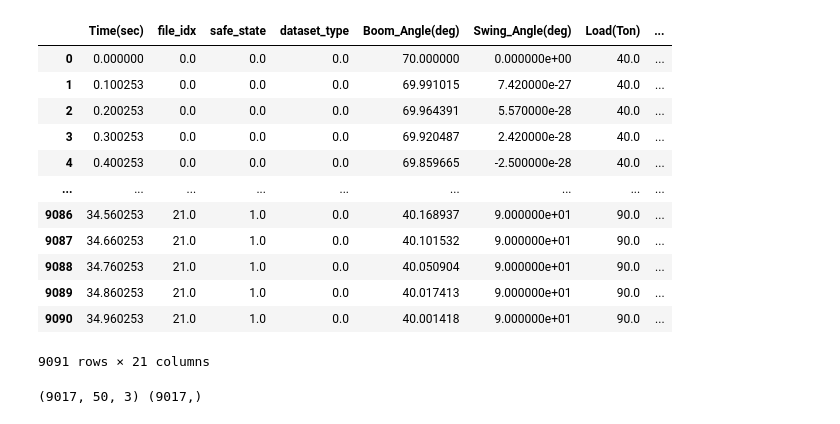
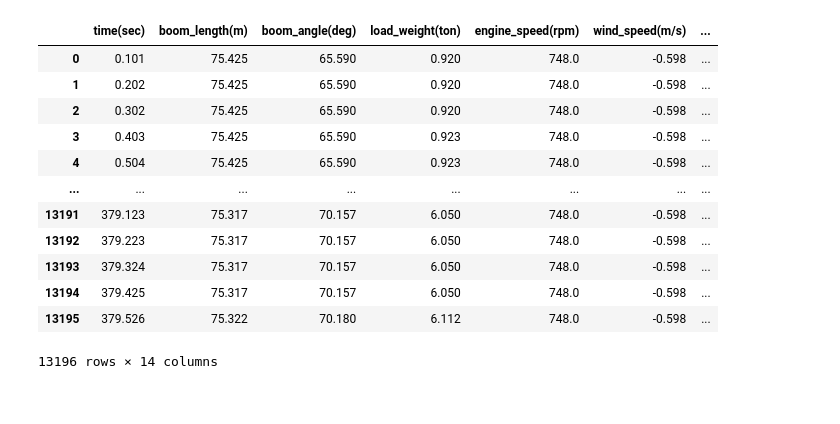
Before and after one commit to jinbeomjeong/estimate_crawler_crane_ground_pressure, a Jupyter notebook: analysis_rollover_detection_onnx_model.ipynb, the cells around one changed output. Cells and saved outputs as stored; diff of their text form; code cells hidden in the pictures.

```diff
--- a/analysis_rollover_detection_onnx_model.ipynb
+++ b/analysis_rollover_detection_onnx_model.ipynb
@@ -105,16 +11,0 @@ print(dataset.shape)
-# %%
-dataset
-# %% [output]
-|  | Time(sec) | file_idx | safe_state | dataset_type | Boom_Angle(deg) | Swing_Angle(deg) | Load(Ton) | ... |
-| 0 | 0.000000 | 0.0 | 0.0 | 0.0 | 70.000000 | 0.000000e+00 | 40.0 | ... |
-| 1 | 0.100253 | 0.0 | 0.0 | 0.0 | 69.991015 | 7.420000e-27 | 40.0 | ... |
-| 2 | 0.200253 | 0.0 | 0.0 | 0.0 | 69.964391 | 5.570000e-28 | 40.0 | ... |
-| 3 | 0.300253 | 0.0 | 0.0 | 0.0 | 69.920487 | 2.420000e-28 | 40.0 | ... |
-| 4 | 0.400253 | 0.0 | 0.0 | 0.0 | 69.859665 | -2.500000e-28 | 40.0 | ... |
-| ... | ... | ... | ... | ... | ... | ... | ... | ... |
-| 9086 | 34.560253 | 21.0 | 1.0 | 0.0 | 40.168937 | 9.000000e+01 | 90.0 | ... |
-| 9087 | 34.660253 | 21.0 | 1.0 | 0.0 | 40.101532 | 9.000000e+01 | 90.0 | ... |
-| 9088 | 34.760253 | 21.0 | 1.0 | 0.0 | 40.050904 | 9.000000e+01 | 90.0 | ... |
-| 9089 | 34.860253 | 21.0 | 1.0 | 0.0 | 40.017413 | 9.000000e+01 | 90.0 | ... |
-| 9090 | 34.960253 | 21.0 | 1.0 | 0.0 | 40.001418 | 9.000000e+01 | 90.0 | ... |
-9091 rows × 21 columns
@@ -125,13 +11,0 @@ dataset = np.concatenate([val_feature, val_target.reshape(-1, 1)], axis=1)
-# %%
-seq_len = 50
-pred_distance = 25
-
-val_feature, val_target = create_seq_dataset_multiple_input_single_output(data=dataset,
-                                                                          seq_len=seq_len,
-                                                                          pred_distance=pred_distance,
-                                                                          target_idx_pos=dataset.shape[1]-1)
-val_target = np.squeeze(val_target)
-
-print(val_feature.shape, val_target.shape)
-# %% [output]
-(9017, 50, 3) (9017,)
@@ -137,0 +17,43 @@ print(val_feature.shape, val_target.shape)
+# %%
+file_name_list = ['data20251125-095900.csv',
+                  'data20251125-101823.csv',
+                  'data20251125-102237.csv']
+
+data_list = []
+
+for file_name in file_name_list:
+    path = os.path.join('data/on-road_test', file_name)
+    data = pd.read_csv(path)
+    data = data.iloc[:, 1:]
+    data_list.append(data)
+
+data = pd.concat(data_list, axis=0)
+
+data_sorted = data.copy()
+data_sorted = data_sorted[data_sorted['boom_length(m)'] > 0]
+data_sorted.reset_index(drop=True, inplace=True)
+
+load_cell_name_list = ['load_cell_left_1', 'load_cell_left_2', 'load_cell_left_3',
+                       'load_cell_right_1', 'load_cell_right_2', 'load_cell_right_3']
+
+for load_cell_name in load_cell_name_list:
+    load = data_sorted[load_cell_name].to_numpy()
+    filtered_load = np.median(sliding_window_view(load, window_shape=5), axis=1)
+    filtered_load = np.insert(filtered_load, 0, [0]*4)
+    data_sorted[load_cell_name] = filtered_load
+# %%
+data_sorted
+# %% [output]
+|  | time(sec) | boom_length(m) | boom_angle(deg) | load_weight(ton) | engine_speed(rpm) | wind_speed(m/s) | ... |
+| 0 | 0.101 | 75.425 | 65.590 | 0.920 | 748.0 | -0.598 | ... |
+| 1 | 0.202 | 75.425 | 65.590 | 0.920 | 748.0 | -0.598 | ... |
+| 2 | 0.302 | 75.425 | 65.590 | 0.920 | 748.0 | -0.598 | ... |
+| 3 | 0.403 | 75.425 | 65.590 | 0.923 | 748.0 | -0.598 | ... |
+| 4 | 0.504 | 75.425 | 65.590 | 0.923 | 748.0 | -0.598 | ... |
+| ... | ... | ... | ... | ... | ... | ... | ... |
+| 13191 | 379.123 | 75.317 | 70.157 | 6.050 | 748.0 | -0.598 | ... |
+| 13192 | 379.223 | 75.317 | 70.157 | 6.050 | 748.0 | -0.598 | ... |
+| 13193 | 379.324 | 75.317 | 70.157 | 6.050 | 748.0 | -0.598 | ... |
+| 13194 | 379.425 | 75.317 | 70.157 | 6.050 | 748.0 | -0.598 | ... |
+| 13195 | 379.526 | 75.322 | 70.180 | 6.112 | 748.0 | -0.598 | ... |
+13196 rows × 14 columns
```
Also changed, not shown: parts of 24 cells of this notebook, 11 other files.
